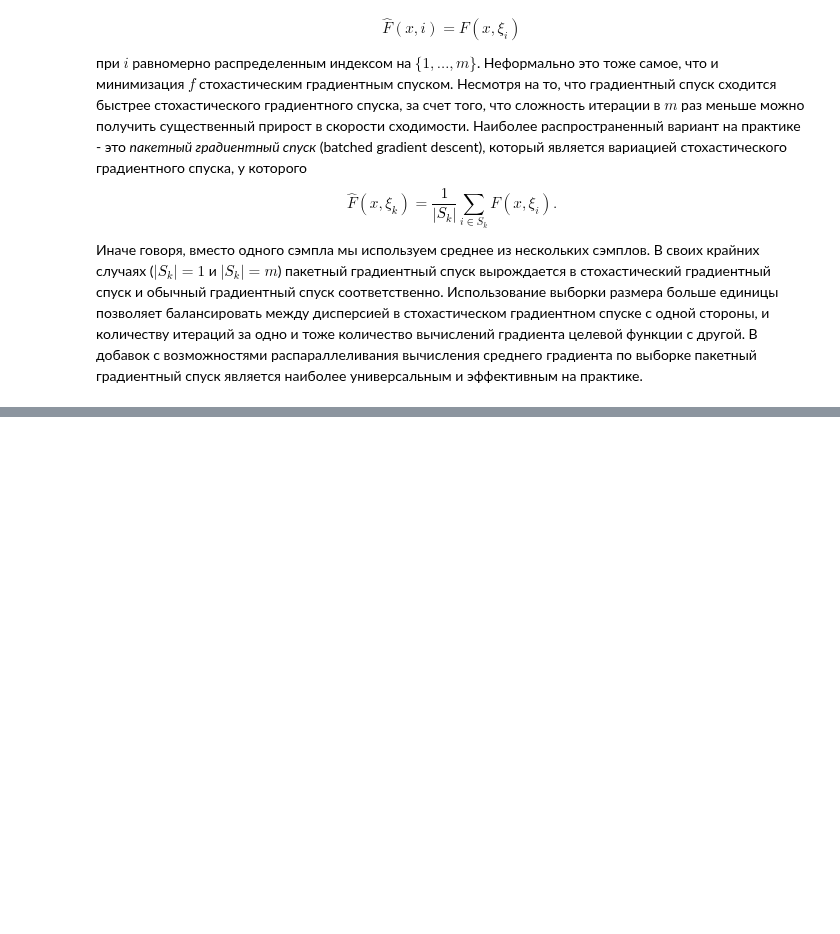
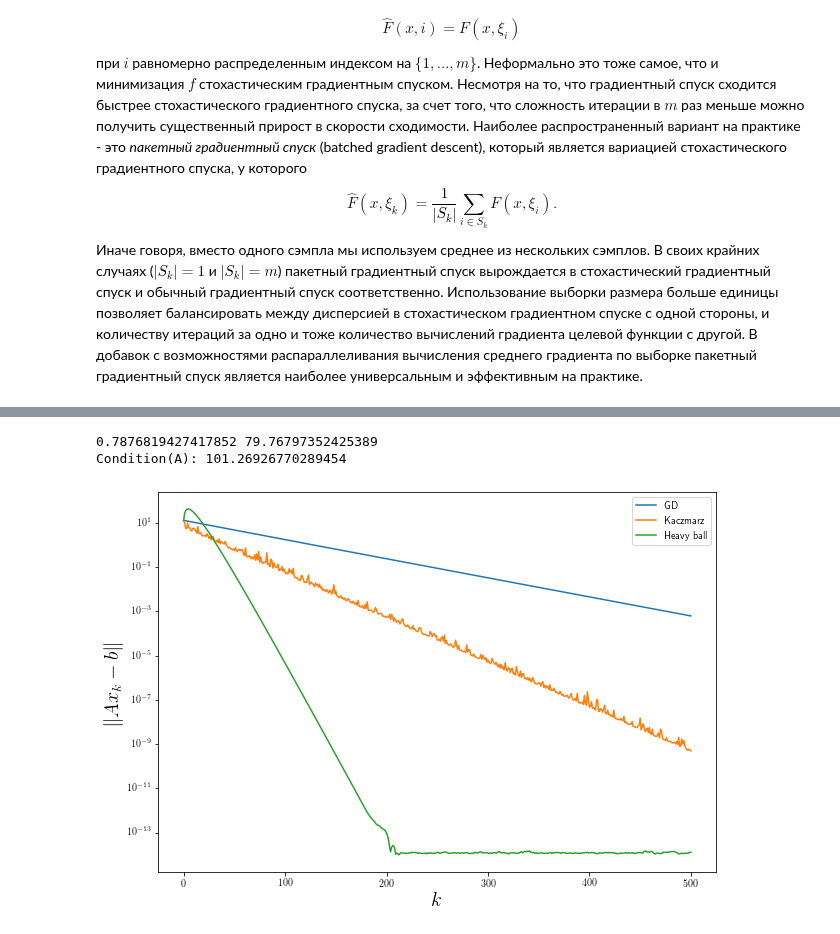
Before and after one commit to Malkovsky/interactive-visualization, a Jupyter notebook: optimization_course/07_stochastic_gradient_descent.ipynb, the cells around one changed output, grey strips where cells are left out. Saved outputs shown, nothing was run; the diff lists cells and outputs as text; code cells hidden in the pictures; blank space fills up the shorter version.

```diff
--- a/optimization_course/07_stochastic_gradient_descent.ipynb
+++ b/optimization_course/07_stochastic_gradient_descent.ipynb
@@ -175,0 +228,22 @@ $$
+# %%
+def project_hyperplane(a, b, y):
+    #print(a.shape, y.shape)
+    l = (a @ y - b) / (a.T @ a)
+    return y - a * l
+# %%
+import random
+
+def kaczmarz(A, b, x_0, iters):
+    result = [x_0.copy()]
+    x = x_0
+    beta = 0.9
+    alpha = 1
+    for t in range(iters):
+        for _ in range(A.shape[0]):
+            i = random.randint(0, A.shape[0] - 1)
+            #print(i)
+            x = x + alpha * (project_hyperplane(A[i,:], b[i], x) - x)
+            #x = (1 if alpha is None else alpha ** t) * (b[i] - np.dot(A[i], x)) / (np.dot(A[i], A[i])) * A[i]
+        result.append(x.copy())
+
+    return result
@@ -175,0 +321,6 @@ $$
+# %%
+show_kaczmarz_and_gd(0.01, 500)
+# %% [output]
+0.7876819427417852 79.76797352425389
+Condition(A): 101.26926770289454
+[figure, added]
```
Also changed, not shown: parts of 5 cells of this notebook, 1 other file.
